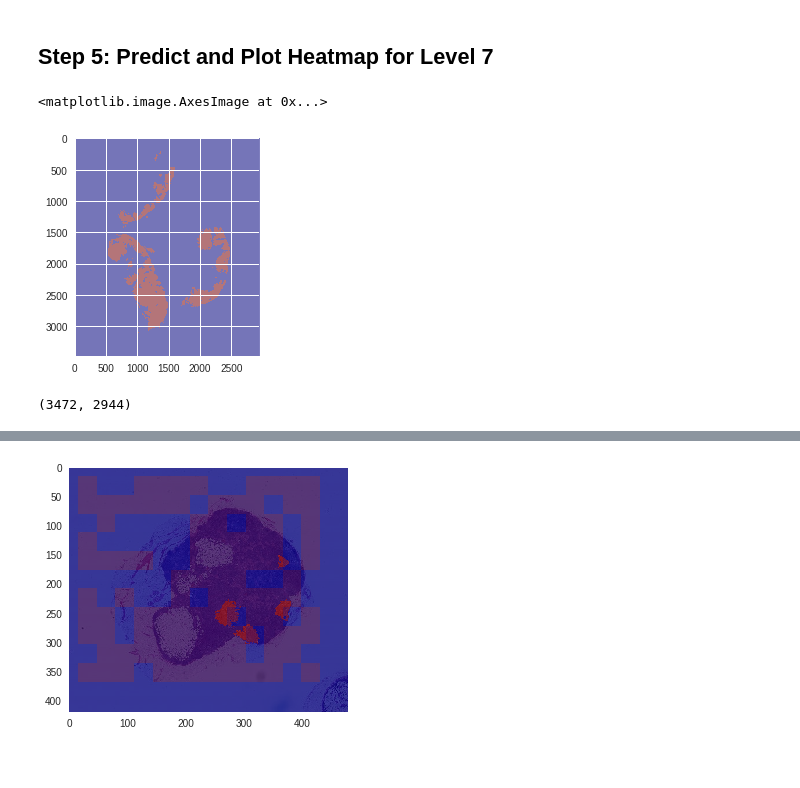
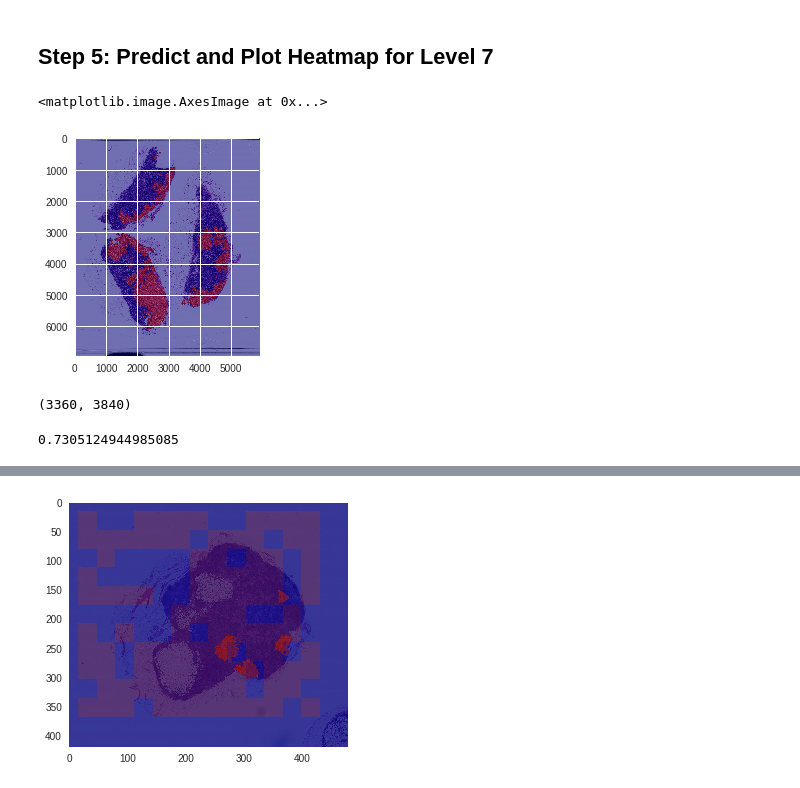
Before and after one commit to abx67/Applied-Deep-Learning, a Jupyter notebook: fan_baseline_2_0.ipynb, the cells around one changed output, grey strips where cells are left out. Drawn from its saved outputs; the diff is of its cells as text; code cells hidden in the pictures.

```diff
--- a/fan_baseline_2_0.ipynb
+++ b/fan_baseline_2_0.ipynb
@@ -349,30 +415,30 @@ mask_path_test='tumor_078_mask.tif'
 slide_test = open_slide(slide_path_test)
 mask_test=open_slide(mask_path_test)
 # %%
-zoom_level=5
+zoom_level=4
 slide_image_test = read_slide(slide_test, x=0, y=0,level=zoom_level,
                          width=slide_test.level_dimensions[zoom_level][0],
                          height=slide_test.level_dimensions[zoom_level][1])
 
 mask_image_test = read_slide(mask_test,
                         x=0,
                         y=0,
                         level=zoom_level,
                         width=slide_test.level_dimensions[zoom_level][0],
                         height=slide_test.level_dimensions[zoom_level][1])
 
 mask_image_test = mask_image_test[:,:,0]
 
 # plt.figure(figsize=(10,10), dpi=100)
-#plt.imshow(slide_image_test)
+plt.imshow(slide_image_test)
 plt.imshow(mask_image_test,cmap='jet', alpha=0.5)
 # %% [output]
 <matplotlib.image.AxesImage at 0x...>
-[figure, old version]
+[figure, new version]
 # %%
 mask_image_test.shape
 # %% [output]
-(3472, 2944)
+(3360, 3840)
 # %%
 patches_test, labels_test=extract_patches_labels(slide_image_test,mask_image_test,zoom_level,x=0,y=0,
                                         window_size=window_size,center_size=center_size,stride=stride)
@@ -383,3 +448,7 @@ y_pred_test=base_model.predict(patches_test)
+# %%
+np.mean(labels_test == np.round(y_pred_test))
+# %% [output]
+0.7305124944985085
 # %%
 y_pred_test.shape
 # %% [output]
```
Also changed, not shown: parts of 30 cells of this notebook.
